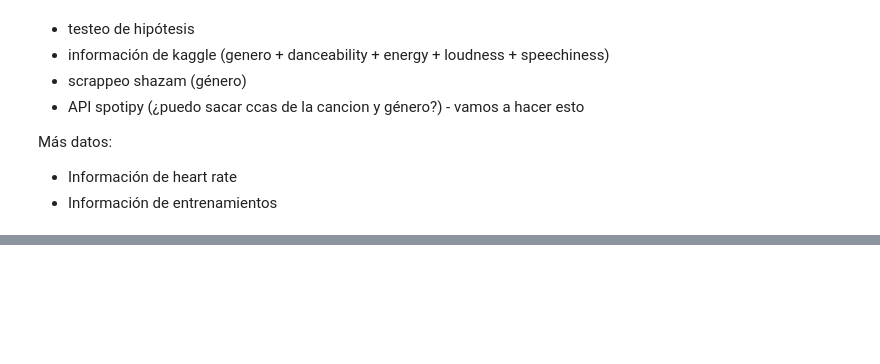
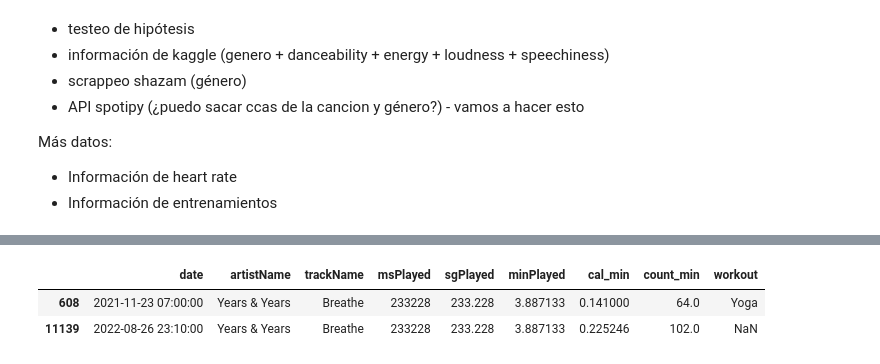
Before and after one commit to mariamino/Music_to_burn_calories_Final_Project, a Jupyter notebook: jupyter/Apple cal.ipynb, the cells around one changed output, grey strips where cells are left out. Drawn from its saved outputs; the diff is of its cells as text; code cells hidden in the pictures; blank space fills up the shorter version.

```diff
--- a/jupyter/Apple cal.ipynb
+++ b/jupyter/Apple cal.ipynb
@@ -593,0 +649,2 @@ heartar.sort_values(by='count_min', ascending=True)[:10]
+# %%
+wk = wk.merge(workout, how='left', on='date')
@@ -593,0 +664,2 @@ heartar.sort_values(by='count_min', ascending=True)[:10]
+# %%
+wk.workout.ffill(inplace=True)
@@ -593,0 +678,2 @@ heartar.sort_values(by='count_min', ascending=True)[:10]
+# %%
+wk['workout'] = wk.workout.str.replace('HKWorkoutActivityType', '')
@@ -593,0 +804,6 @@ heartar.sort_values(by='count_min', ascending=True)[:10]
+# %%
+data.loc[data['trackName']=='Breathe']
+# %% [output]
+|  | date | artistName | trackName | msPlayed | sgPlayed | minPlayed | cal_min | count_min | workout |
+| 608 | 2021-11-23 07:00:00 | Years & Years | Breathe | 233228 | 233.228 | 3.887133 | 0.141000 | 64.0 | Yoga |
+| 11139 | 2022-08-26 23:10:00 | Years & Years | Breathe | 233228 | 233.228 | 3.887133 | 0.225246 | 102.0 | NaN |
```
Also changed, not shown: parts of 98 cells of this notebook, 1 other file.
